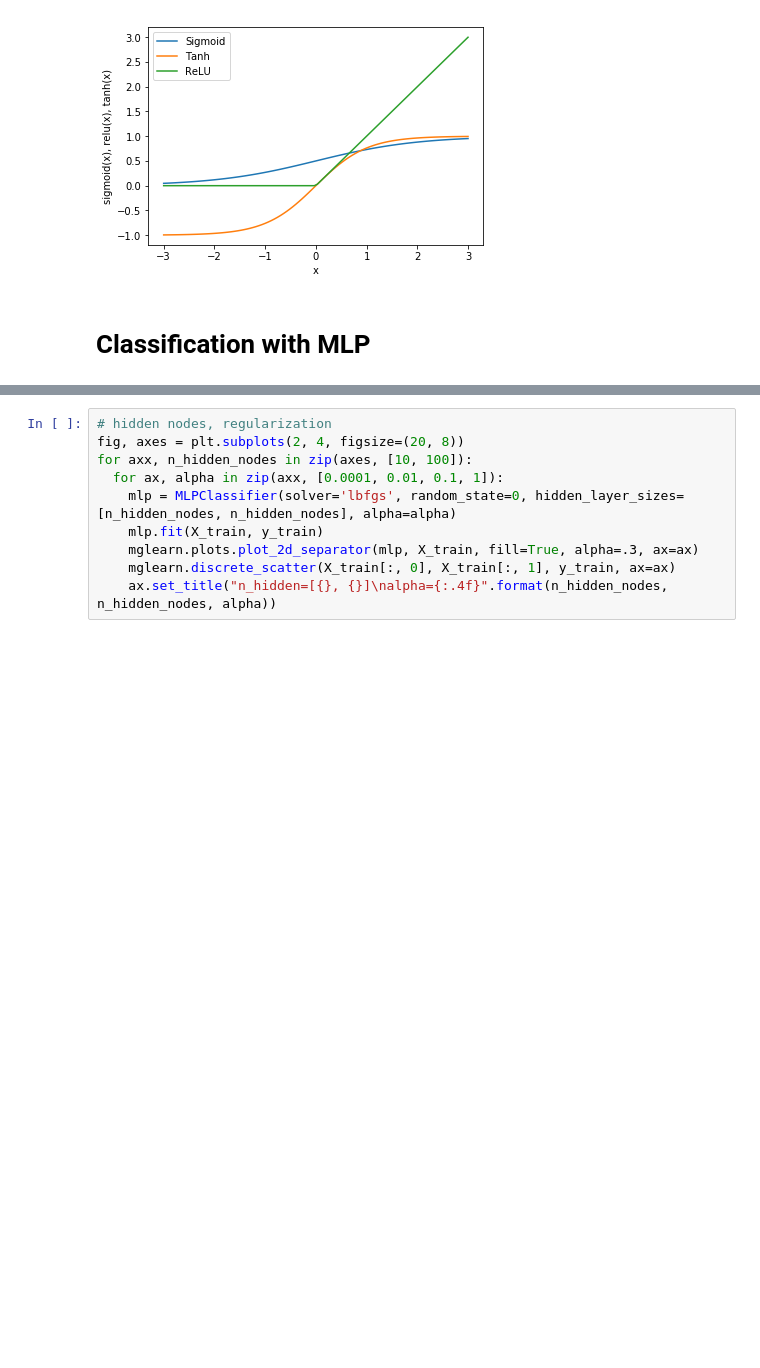
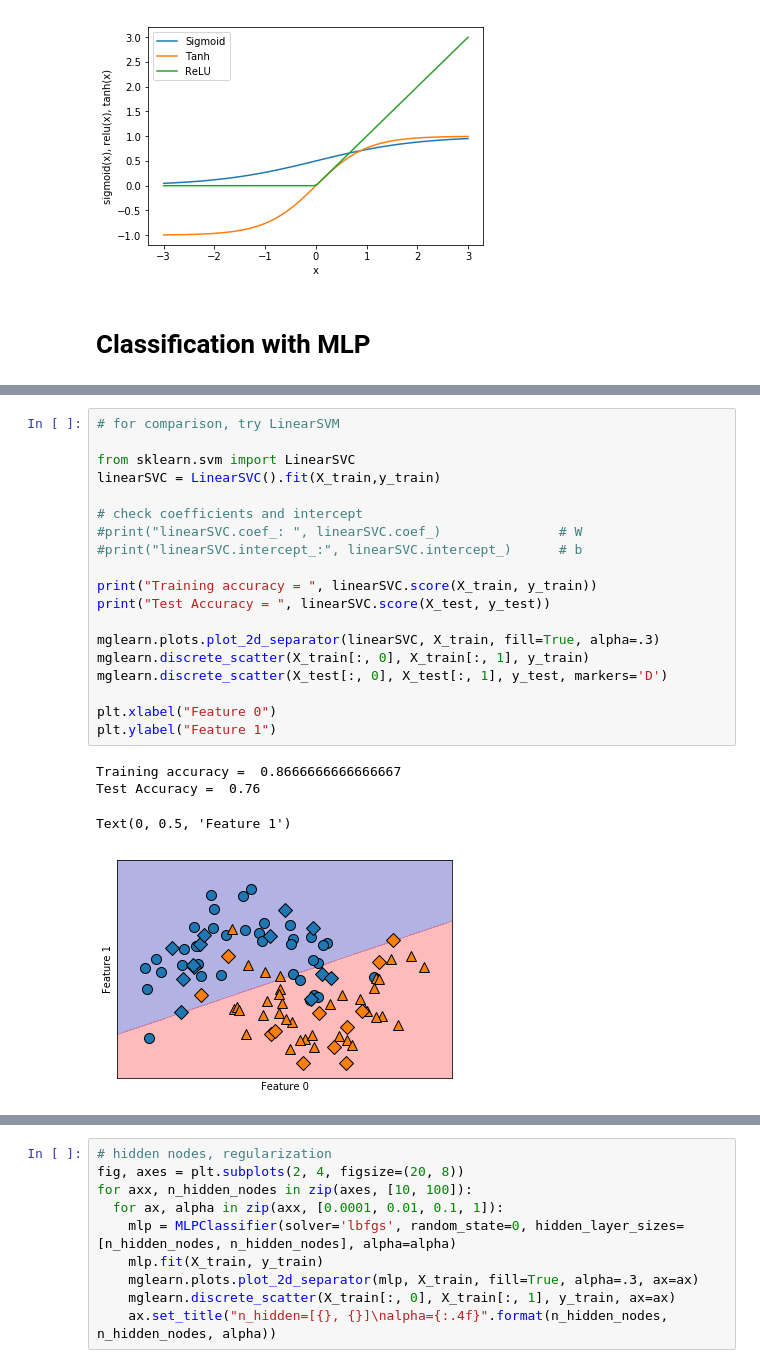
Before and after one commit to callee2006/MachineLearning, a Jupyter notebook: MLP_(scikit_learn)_solution.ipynb, the cells around one changed output, grey strips where cells are left out. Saved outputs shown, nothing was run; the diff lists cells and outputs as text; blank space fills up the shorter version.

```diff
--- a/MLP_(scikit_learn)_solution.ipynb
+++ b/MLP_(scikit_learn)_solution.ipynb
@@ -148,0 +174,24 @@ y_train.shape =  (75,)
+# %%
+# for comparison, try LinearSVM
+
+from sklearn.svm import LinearSVC
+linearSVC = LinearSVC().fit(X_train,y_train)
+
+# check coefficients and intercept
+#print("linearSVC.coef_: ", linearSVC.coef_)               # W
+#print("linearSVC.intercept_:", linearSVC.intercept_)      # b
+
+print("Training accuracy = ", linearSVC.score(X_train, y_train))
+print("Test Accuracy = ", linearSVC.score(X_test, y_test))
+
+mglearn.plots.plot_2d_separator(linearSVC, X_train, fill=True, alpha=.3)
+mglearn.discrete_scatter(X_train[:, 0], X_train[:, 1], y_train)
+mglearn.discrete_scatter(X_test[:, 0], X_test[:, 1], y_test, markers='D')
+
+plt.xlabel("Feature 0")
+plt.ylabel("Feature 1")
+# %% [output]
+Training accuracy =  0.8666666666666667
+Test Accuracy =  0.76
+Text(0, 0.5, 'Feature 1')
+[figure, added]
```
Also changed, not shown: parts of 12 cells of this notebook.
